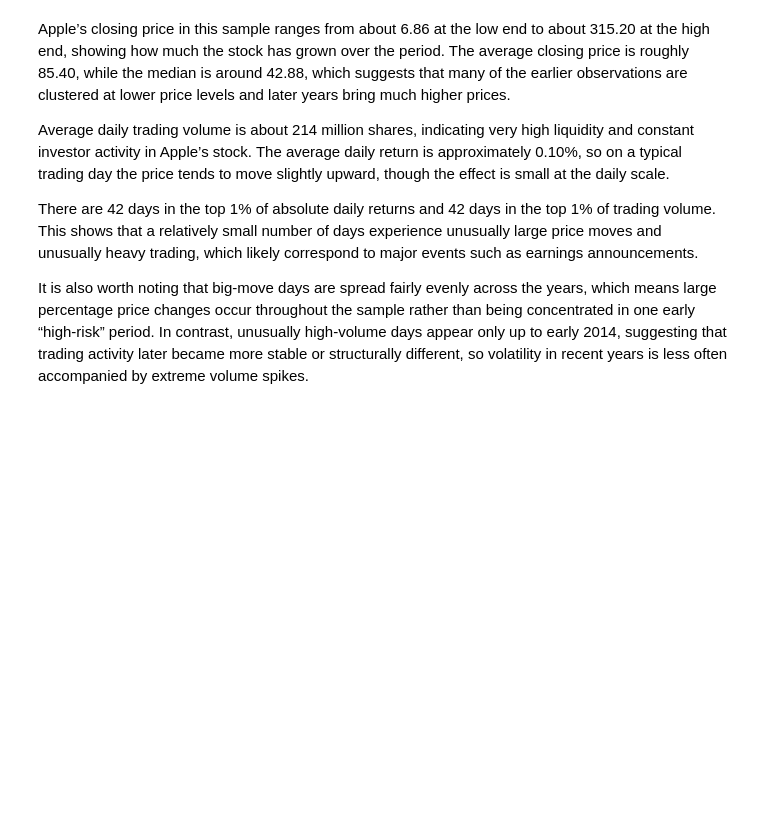
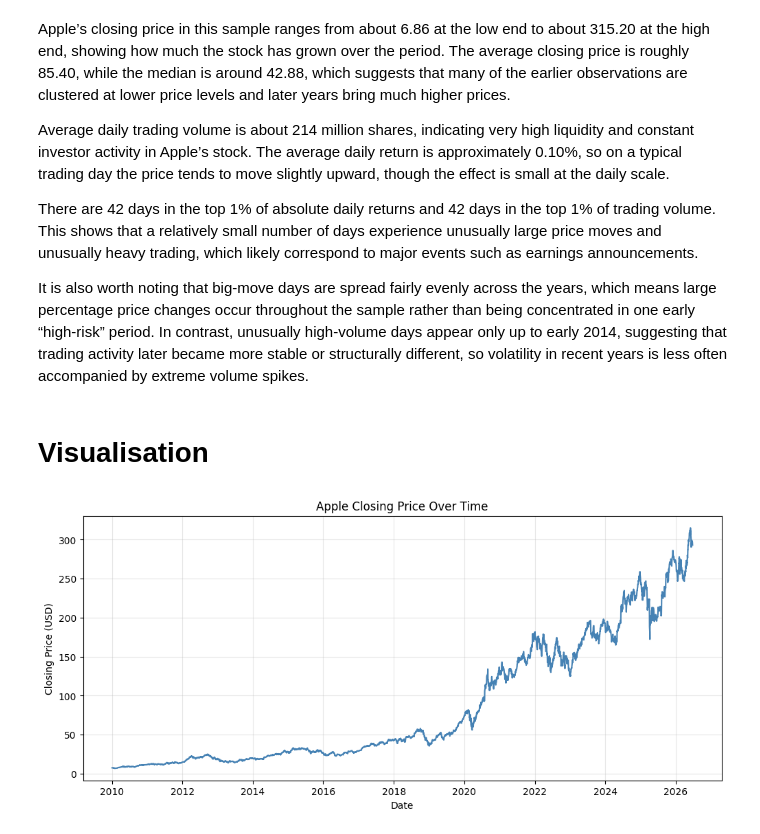
Before and after one commit to Nirmani-prog/Predicting-AAPL-Next-Day-Direction, a Jupyter notebook: apple_next_day.ipynb, the cells around one changed output. Cells and saved outputs as stored; diff of their text form; code cells hidden in the pictures; blank space fills up the shorter version.

```diff
--- a/apple_next_day.ipynb
+++ b/apple_next_day.ipynb
@@ -195,3 +195,15 @@ Average daily trading volume is about 214 million shares, indicating very high l
 There are 42 days in the top 1% of absolute daily returns and 42 days in the top 1% of trading volume. This shows that a relatively small number of days experience unusually large price moves and unusually heavy trading, which likely correspond to major events such as earnings announcements.
 
 It is also worth noting that big‑move days are spread fairly evenly across the years, which means large percentage price changes occur throughout the sample rather than being concentrated in one early “high‑risk” period. In contrast, unusually high‑volume days appear only up to early 2014, suggesting that trading activity later became more stable or structurally different, so volatility in recent years is less often accompanied by extreme volume spikes.
+# %% [markdown]
+# Visualisation
+# %%
+plt.figure(figsize=(12, 5))
+plt.plot(data.index, data["Close"], color="steelblue")
+plt.title("Apple Closing Price Over Time")
+plt.xlabel("Date")
+plt.ylabel("Closing Price (USD)")
+plt.grid(alpha=0.3)
+plt.show()
+# %% [output]
+[figure, added]
```
Also changed, not shown: parts of 25 cells of this notebook, 1 other file.
